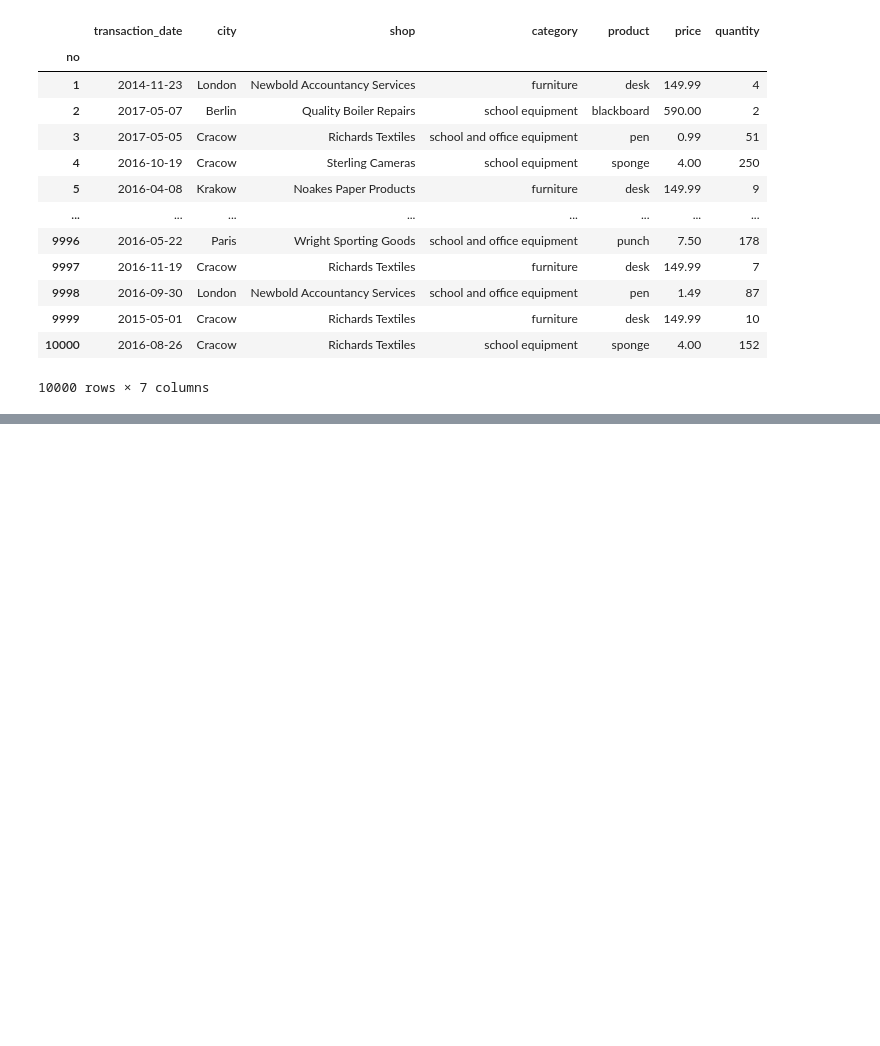
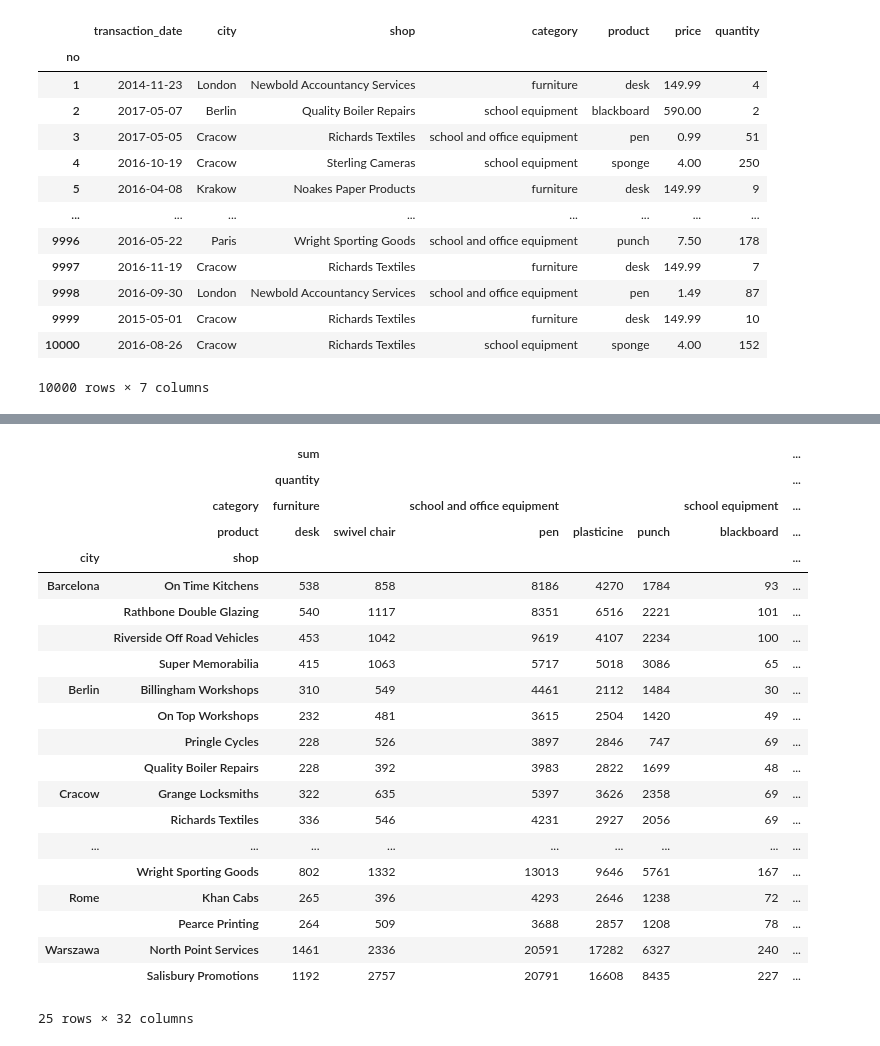
Before and after one commit to piotrgradzinski/dap_20230114, a Jupyter notebook: day_8_pgg/grouping_with_pivot.ipynb, the cells around one changed output, grey strips where cells are left out. Saved outputs shown, nothing was run; the diff lists cells and outputs as text; code cells hidden in the pictures; blank space fills up the shorter version.

Commit message:
Pivot.

```diff
--- a/day_8_pgg/grouping_with_pivot.ipynb
+++ b/day_8_pgg/grouping_with_pivot.ipynb
@@ -21,0 +195,25 @@ df
+# %%
+df.pivot_table(index=['city', 'shop'], columns=['category', 'product'], values=['total', 'quantity'], aggfunc=['sum', 'mean'])
+# %% [output]
+|  |  | sum |  |  |  |  |  | ... |
+|  |  | quantity |  |  |  |  |  | ... |
+|  | category | furniture |  | school and office equipment |  |  | school equipment | ... |
+|  | product | desk | swivel chair | pen | plasticine | punch | blackboard | ... |
+| city | shop |  |  |  |  |  |  | ... |
+| Barcelona | On Time Kitchens | 538 | 858 | 8186 | 4270 | 1784 | 93 | ... |
+|  | Rathbone Double Glazing | 540 | 1117 | 8351 | 6516 | 2221 | 101 | ... |
+|  | Riverside Off Road Vehicles | 453 | 1042 | 9619 | 4107 | 2234 | 100 | ... |
+|  | Super Memorabilia | 415 | 1063 | 5717 | 5018 | 3086 | 65 | ... |
+| Berlin | Billingham Workshops | 310 | 549 | 4461 | 2112 | 1484 | 30 | ... |
+|  | On Top Workshops | 232 | 481 | 3615 | 2504 | 1420 | 49 | ... |
+|  | Pringle Cycles | 228 | 526 | 3897 | 2846 | 747 | 69 | ... |
+|  | Quality Boiler Repairs | 228 | 392 | 3983 | 2822 | 1699 | 48 | ... |
+| Cracow | Grange Locksmiths | 322 | 635 | 5397 | 3626 | 2358 | 69 | ... |
+|  | Richards Textiles | 336 | 546 | 4231 | 2927 | 2056 | 69 | ... |
+| ... | ... | ... | ... | ... | ... | ... | ... | ... |
+|  | Wright Sporting Goods | 802 | 1332 | 13013 | 9646 | 5761 | 167 | ... |
+| Rome | Khan Cabs | 265 | 396 | 4293 | 2646 | 1238 | 72 | ... |
+|  | Pearce Printing | 264 | 509 | 3688 | 2857 | 1208 | 78 | ... |
+| Warszawa | North Point Services | 1461 | 2336 | 20591 | 17282 | 6327 | 240 | ... |
+|  | Salisbury Promotions | 1192 | 2757 | 20791 | 16608 | 8435 | 227 | ... |
+25 rows × 32 columns
```
Also changed, not shown: parts of 31 cells of this notebook.
